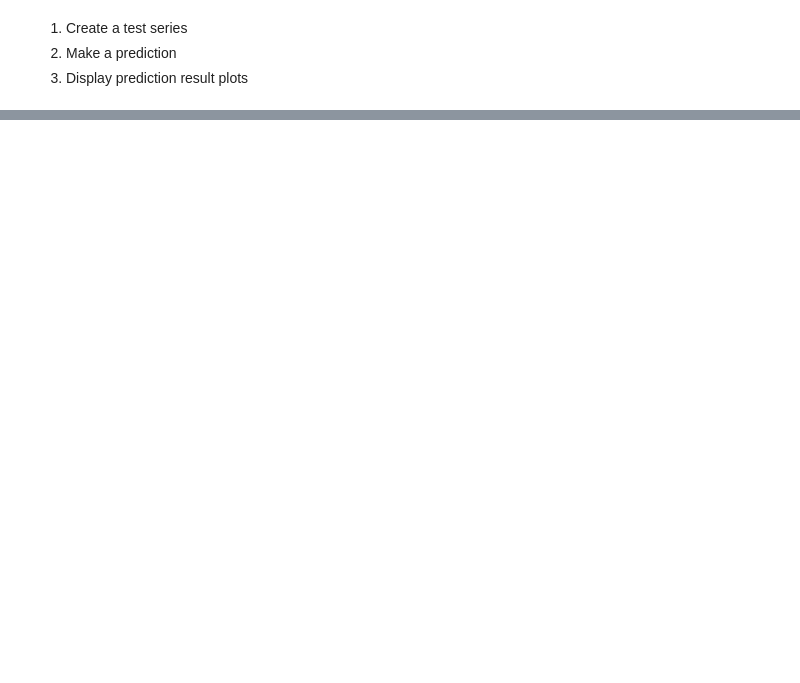
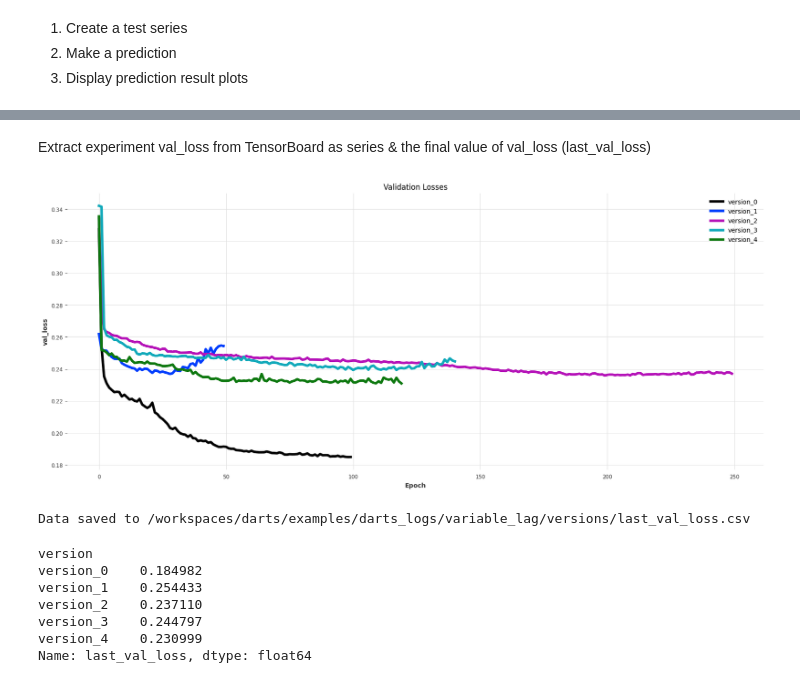
Before and after one commit to dshulman/darts, a Jupyter notebook: examples/104.ipynb, the cells around one changed output, grey strips where cells are left out. Drawn from its saved outputs; the diff is of its cells as text; code cells hidden in the pictures; blank space fills up the shorter version.

```diff
--- a/examples/104.ipynb
+++ b/examples/104.ipynb
@@ -715,0 +745,69 @@ HPU available: False, using: 0 HPUs
+# %% [markdown]
+Extract experiment val_loss from TensorBoard as series & the final value of val_loss (last_val_loss)
+# %%
+def extract_tensorboard_val_loss(log_file_path: str) -> pd.DataFrame:
+    """
+    Extracts validation loss values from a TensorBoard log file.
+
+    Parameters:
+    log_file_path (str): Path to the TensorBoard events log file.
+
+    Returns:
+    pd.DataFrame: A DataFrame containing the validation loss values with epochs as the index.
+    """
+    event_acc = EventAccumulator(log_file_path)
+    event_acc.Reload()
+
+    values = []
+    for event in event_acc.Scalars("val_loss"):
+        values.append(event.value)
+
+    # Create dataframe
+    val_loss_df = pd.DataFrame({
+        "val_loss": values,
+    })
+    val_loss_df.index.name = "Epoch"
+    return val_loss_df
+
+versions_root_path = Path(LOG_DIR + "/versions")
+versions_paths = [d for d in versions_root_path.iterdir() if d.is_dir()]
+versions_paths = sorted(versions_paths)
+
+# Iterate over all subdirectories in the versions directory root
+val_losses = []
+for version_path in versions_paths:
+    val_loss_df = extract_tensorboard_val_loss(str(version_path))
+    if val_loss_df is not None:
+        val_loss_df = val_loss_df.rename(columns={"val_loss": version_path.stem})
+        val_losses.append(val_loss_df)
+
+# Concatenate along axis 1 (horizontally)
+val_losses_df = pd.concat(val_losses, axis=1)
+
+# Plot the validation losses
+val_losses_df.plot(figsize=(20, 8), linewidth=4)
+plt.title("Validation Losses")
+plt.xlabel("Epoch")
+plt.ylabel("val_loss")
+plt.show()
+
+# Create a series last_val_losses with the last non-NaN value of each column
+last_val_losses = val_losses_df.apply(lambda col: col.dropna().iloc[-1])
+last_val_losses.name = "last_val_loss"
+last_val_losses.index.name = "version"
+
+# Save the last val_loss values to a CSV file
+val_loss_file_path = versions_root_path / "last_val_loss.csv"
+last_val_losses.to_csv(val_loss_file_path, index=True)
+print(f"Data saved to {val_loss_file_path}")
+display(last_val_losses)
+# %% [output]
+[figure, added]
+Data saved to /workspaces/darts/examples/darts_logs/variable_lag/versions/last_val_loss.csv
+version
+version_0    0.184982
+version_1    0.254433
+version_2    0.237110
+version_3    0.244797
+version_4    0.230999
+Name: last_val_loss, dtype: float64
```
Also changed, not shown: parts of 18 cells of this notebook.
